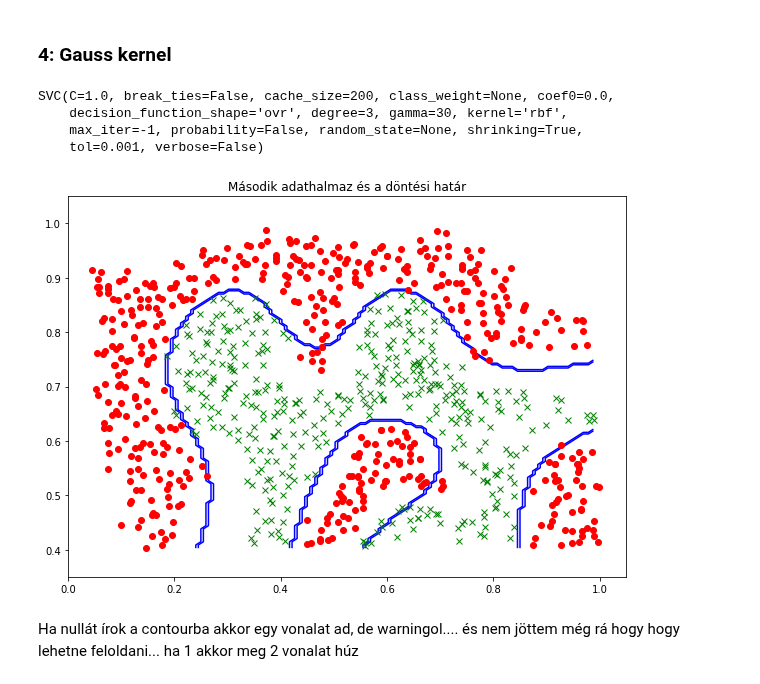
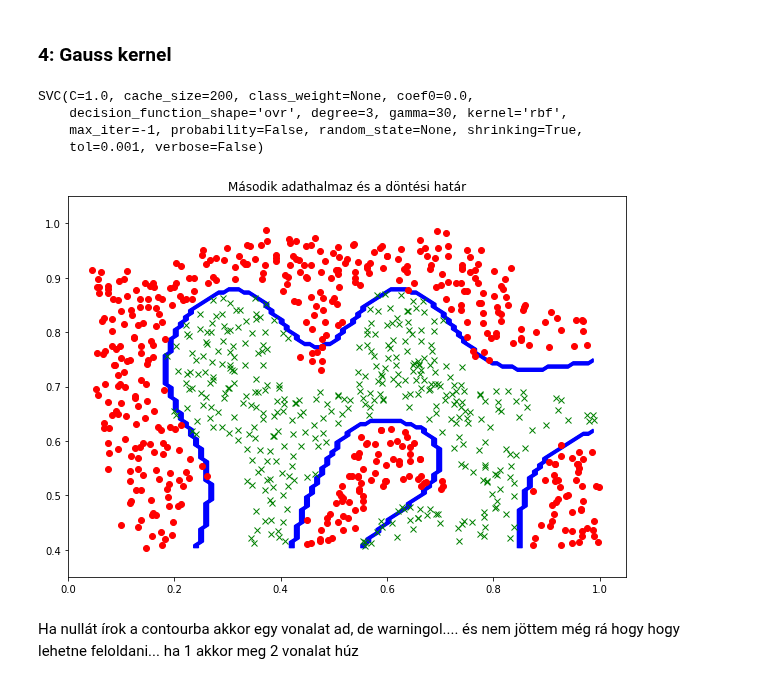
Before and after one commit to Fortuz/MIKRO_lab, a Jupyter notebook: AdaptiveRoboLabor/Jupyter/L09_SVM/L09 - SVM.ipynb, the cells around one changed output. Cells and saved outputs as stored; diff of their text form; code cells hidden in the pictures.

```diff
--- a/AdaptiveRoboLabor/Jupyter/L09_SVM/L09 - SVM.ipynb
+++ b/AdaptiveRoboLabor/Jupyter/L09_SVM/L09 - SVM.ipynb
@@ -109,25 +109,25 @@ plt.show()
 # %%
 classifier3 = SVC(kernel = "rbf", gamma=30)
 print(classifier3)
 classifier3.fit(X2,Y2.ravel())
 
 plt.figure(figsize=(10,7))
 plt.plot(CLR21[:,0],CLR21[:,1],'gx')
 plt.plot(CLR22[:,0],CLR22[:,1],'ro')
 plt.title('Második adathalmaz és a döntési határ')
 
 X_5,X_6 = np.meshgrid(np.linspace(X2[:,0].min(),X2[:,1].max(),num=100),np.linspace(X2[:,1].min(),X2[:,1].max(),num=100))
 desBoundary3 = classifier3.predict(np.array([X_5.ravel(),X_6.ravel()]).T).reshape(X_5.shape)
-plt.contour(X_5,X_6,desBoundary3,1,colors = "b")
+plt.contour(X_5,X_6,desBoundary3,colors = "b")
 plt.xlim(0,1.05)
 plt.ylim(0.35,1.05)
 plt.show()
 # %% [output]
-SVC(C=1.0, break_ties=False, cache_size=200, class_weight=None, coef0=0.0,
+SVC(C=1.0, cache_size=200, class_weight=None, coef0=0.0,
     decision_function_shape='ovr', degree=3, gamma=30, kernel='rbf',
     max_iter=-1, probability=False, random_state=None, shrinking=True,
     tol=0.001, verbose=False)
-[figure, old version]
+[figure, new version]
 # %% [markdown]
 Ha nullát írok a contourba akkor egy vonalat ad, de warningol.... és nem jöttem még rá hogy hogy lehetne feloldani... ha 1 akkor meg 2 vonalat húz
 # %% [markdown]
```
Also changed, not shown: parts of 4 cells of this notebook, 1 other file.
